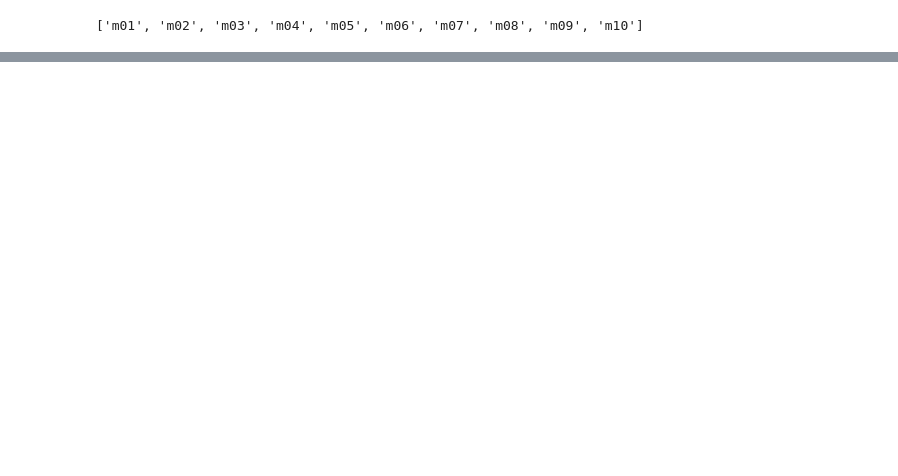
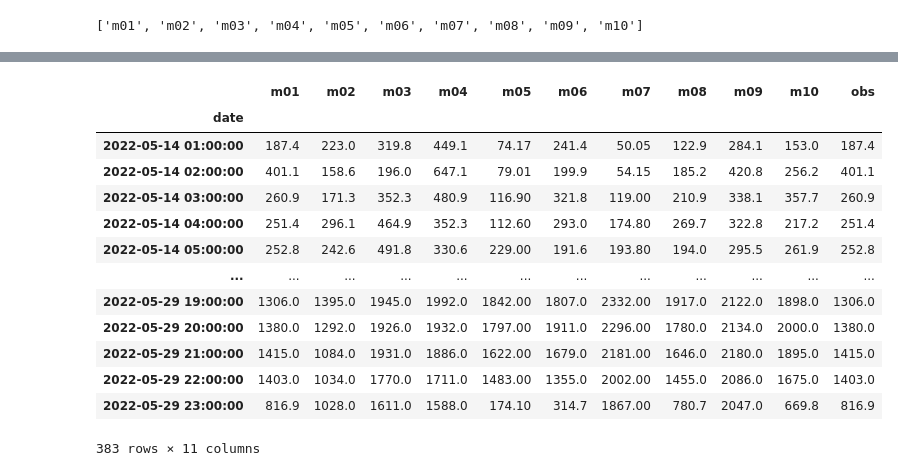
Before and after one commit to jvivar2383/NOAA_PBLH, a Jupyter notebook: Notebooks/VmixFilesHREF.ipynb, the cells around one changed output, grey strips where cells are left out. Saved outputs shown, nothing was run; the diff lists cells and outputs as text; code cells hidden in the pictures; blank space fills up the shorter version.

```diff
--- a/Notebooks/VmixFilesHREF.ipynb
+++ b/Notebooks/VmixFilesHREF.ipynb
@@ -51,0 +97,20 @@ fig.autofmt_xdate()
+# %%
+# make some fake data by pretending one of the ensemble members is observations.
+rankdata = mixht.copy()
+rankdata['obs'] = mixht['m01']
+rankdata
+# %% [output]
+|  | m01 | m02 | m03 | m04 | m05 | m06 | m07 | m08 | m09 | m10 | obs |
+| date |  |  |  |  |  |  |  |  |  |  |  |
+| 2022-05-14 01:00:00 | 187.4 | 223.0 | 319.8 | 449.1 | 74.17 | 241.4 | 50.05 | 122.9 | 284.1 | 153.0 | 187.4 |
+| 2022-05-14 02:00:00 | 401.1 | 158.6 | 196.0 | 647.1 | 79.01 | 199.9 | 54.15 | 185.2 | 420.8 | 256.2 | 401.1 |
+| 2022-05-14 03:00:00 | 260.9 | 171.3 | 352.3 | 480.9 | 116.90 | 321.8 | 119.00 | 210.9 | 338.1 | 357.7 | 260.9 |
+| 2022-05-14 04:00:00 | 251.4 | 296.1 | 464.9 | 352.3 | 112.60 | 293.0 | 174.80 | 269.7 | 322.8 | 217.2 | 251.4 |
+| 2022-05-14 05:00:00 | 252.8 | 242.6 | 491.8 | 330.6 | 229.00 | 191.6 | 193.80 | 194.0 | 295.5 | 261.9 | 252.8 |
+| ... | ... | ... | ... | ... | ... | ... | ... | ... | ... | ... | ... |
+| 2022-05-29 19:00:00 | 1306.0 | 1395.0 | 1945.0 | 1992.0 | 1842.00 | 1807.0 | 2332.00 | 1917.0 | 2122.0 | 1898.0 | 1306.0 |
+| 2022-05-29 20:00:00 | 1380.0 | 1292.0 | 1926.0 | 1932.0 | 1797.00 | 1911.0 | 2296.00 | 1780.0 | 2134.0 | 2000.0 | 1380.0 |
+| 2022-05-29 21:00:00 | 1415.0 | 1084.0 | 1931.0 | 1886.0 | 1622.00 | 1679.0 | 2181.00 | 1646.0 | 2180.0 | 1895.0 | 1415.0 |
+| 2022-05-29 22:00:00 | 1403.0 | 1034.0 | 1770.0 | 1711.0 | 1483.00 | 1355.0 | 2002.00 | 1455.0 | 2086.0 | 1675.0 | 1403.0 |
+| 2022-05-29 23:00:00 | 816.9 | 1028.0 | 1611.0 | 1588.0 | 174.10 | 314.7 | 1867.00 | 780.7 | 2047.0 | 669.8 | 816.9 |
+383 rows × 11 columns
```
Also changed, not shown: parts of 16 cells of this notebook, 1 other file.
